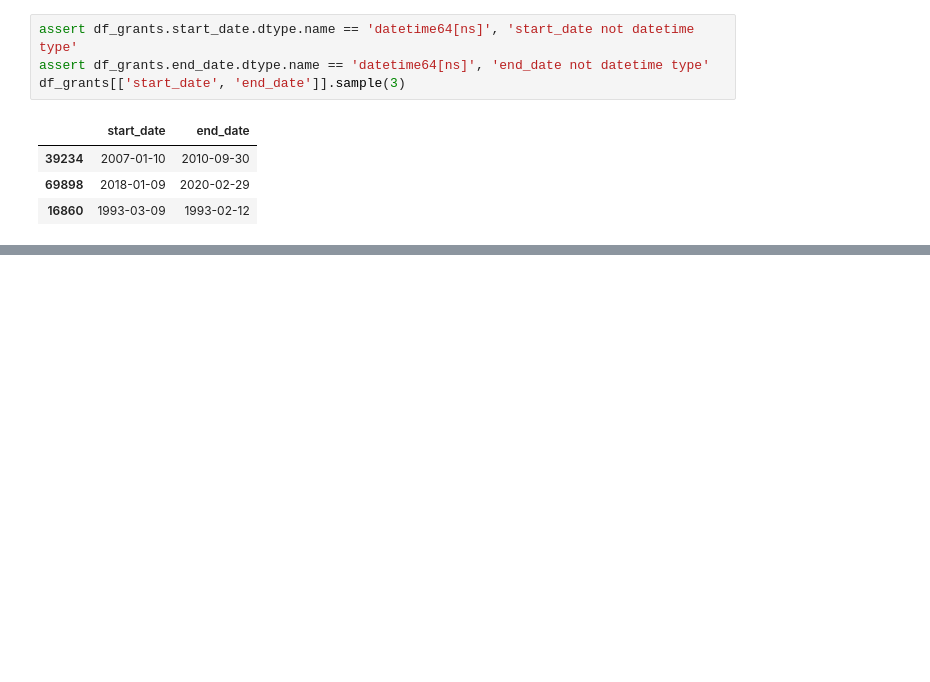
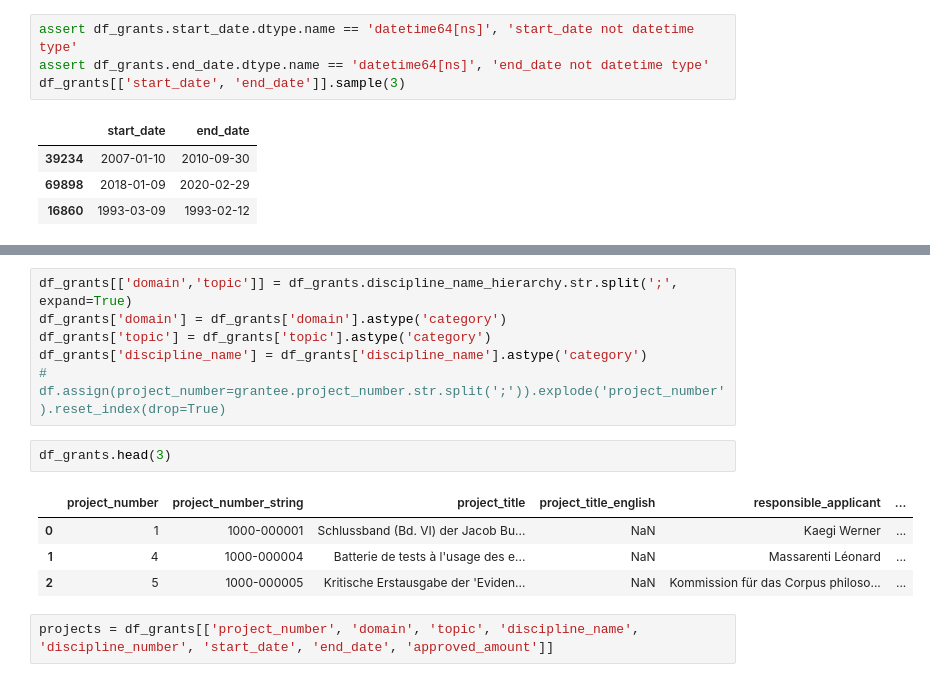
Before and after one commit to zambujo/p3data, a Jupyter notebook: cleaning.ipynb, the cells around one changed output, grey strips where cells are left out. Drawn from its saved outputs; the diff is of its cells as text; blank space fills up the shorter version.

Commit message:
feat: Fix disciplines hierarchy Resolves: #8

```diff
--- a/cleaning.ipynb
+++ b/cleaning.ipynb
@@ -372,0 +382,15 @@ df_grants[['start_date', 'end_date']].sample(3)
+# %%
+df_grants[['domain','topic']] = df_grants.discipline_name_hierarchy.str.split(';', expand=True)
+df_grants['domain'] = df_grants['domain'].astype('category')
+df_grants['topic'] = df_grants['topic'].astype('category')
+df_grants['discipline_name'] = df_grants['discipline_name'].astype('category')
+# df.assign(project_number=grantee.project_number.str.split(';')).explode('project_number').reset_index(drop=True)
+# %%
+df_grants.head(3)
+# %% [output]
+|  | project_number | project_number_string | project_title | project_title_english | responsible_applicant | ... |
+| 0 | 1 | 1000-000001 | Schlussband (Bd. VI) der Jacob Bu... | NaN | Kaegi Werner | ... |
+| 1 | 4 | 1000-000004 | Batterie de tests à l'usage des e... | NaN | Massarenti Léonard | ... |
+| 2 | 5 | 1000-000005 | Kritische Erstausgabe der 'Eviden... | NaN | Kommission für das Corpus philoso... | ... |
+# %%
+projects = df_grants[['project_number', 'domain', 'topic', 'discipline_name', 'discipline_number', 'start_date', 'end_date', 'approved_amount']]
```
Also changed, not shown: parts of 2 cells of this notebook.
